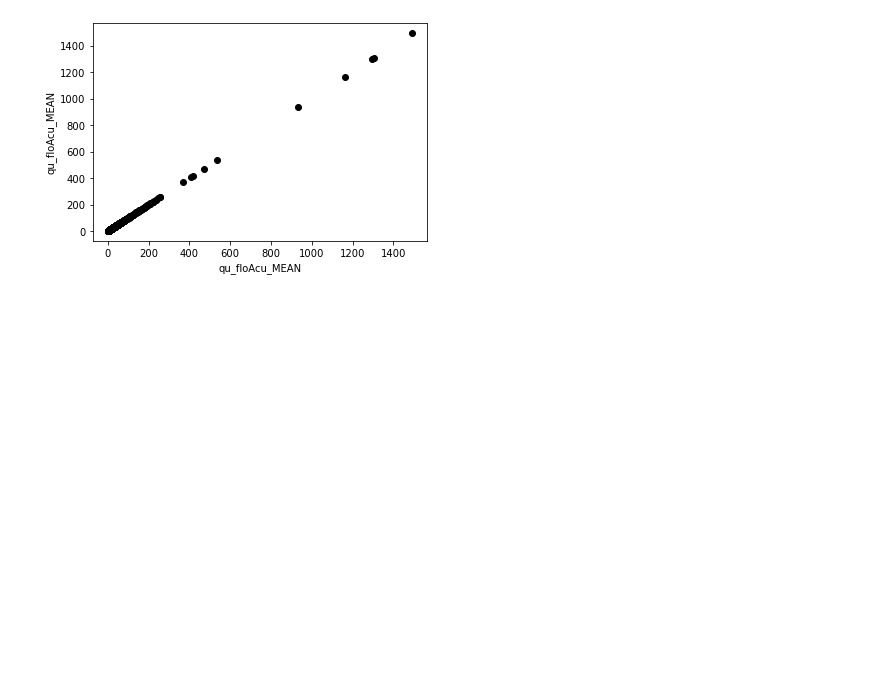
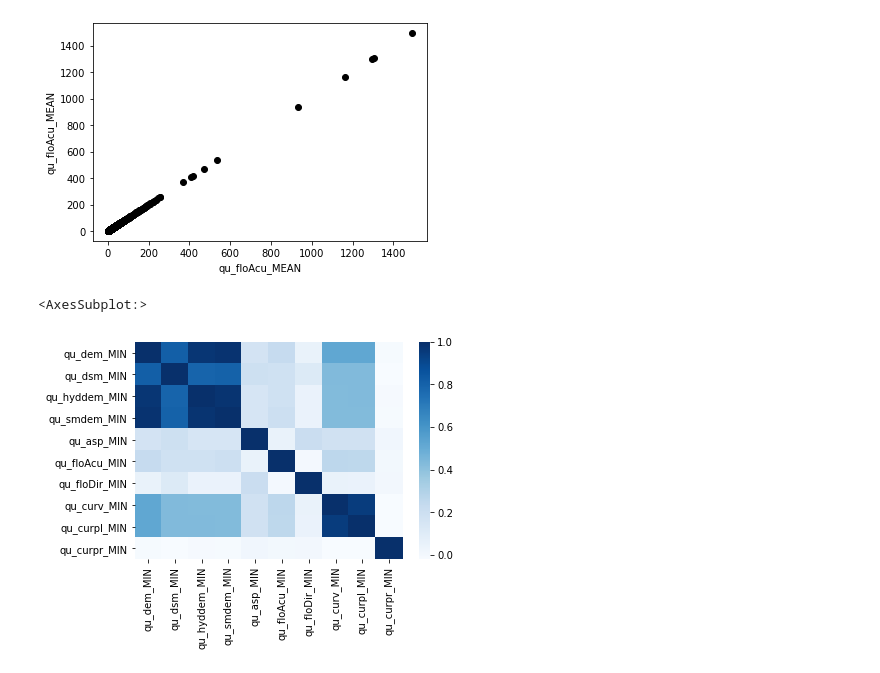
Before and after one commit to michael-suggs/earth-science-svsm, a Jupyter notebook: earthScienceDataFrame0.ipynb, the cells around one changed output. Drawn from its saved outputs; the diff is of its cells as text; code cells hidden in the pictures; blank space fills up the shorter version.

```diff
--- a/earthScienceDataFrame0.ipynb
+++ b/earthScienceDataFrame0.ipynb
@@ -42,3 +40,15 @@ plt.show()
 Text(0.5, 0, 'qu_floAcu_MEAN')
 Text(0, 0.5, 'qu_floAcu_MEAN')
 [figure]
+# %%
+# Calculate correlation between different min variables
+columns_min = []
+for (columnName, columnData) in dfes.iteritems():
+    if "MIN" in columnName:
+        columns_min.append(columnName)
+dfes_min = pd.DataFrame(dfes, columns=columns_min)
+corr_min = dfes_min.corr()
+sns.heatmap(corr_min, cmap="Blues")
+# %% [output]
+<AxesSubplot:>
+[figure, added]
```
Also changed, not shown: parts of 8 cells of this notebook.
